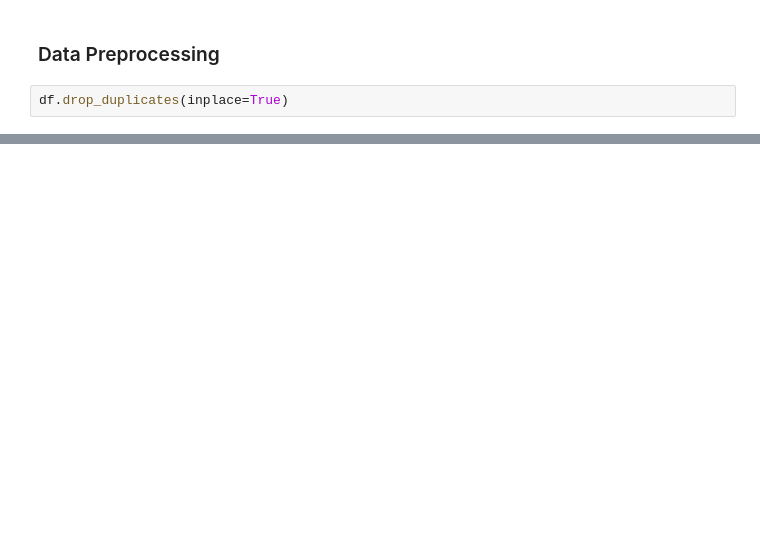
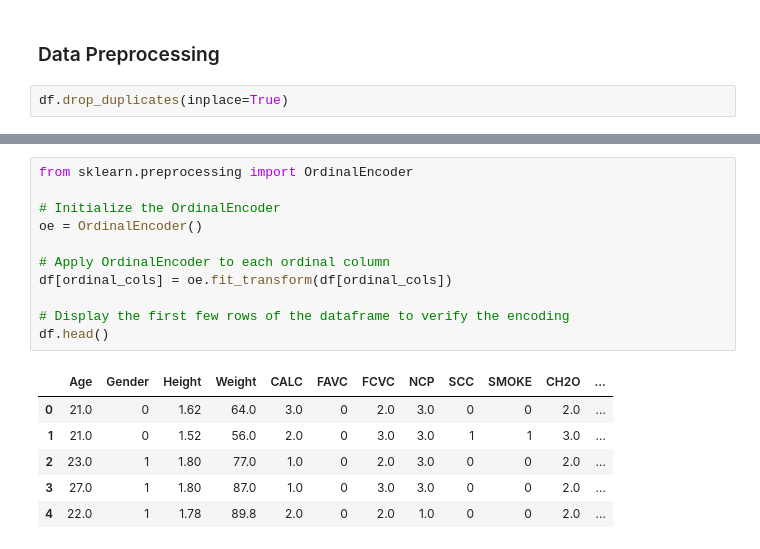
Before and after one commit to Ndraaa15/Final-Project-Neural-Network, a Jupyter notebook: analysis.ipynb, the cells around one changed output, grey strips where cells are left out. Drawn from its saved outputs; the diff is of its cells as text; blank space fills up the shorter version.

```diff
--- a/learning_vector_quantization.ipynb
+++ b/analysis.ipynb
@@ -165,0 +213,18 @@ df.drop_duplicates(inplace=True)
+# %%
+from sklearn.preprocessing import OrdinalEncoder
+
+# Initialize the OrdinalEncoder
+oe = OrdinalEncoder()
+
+# Apply OrdinalEncoder to each ordinal column
+df[ordinal_cols] = oe.fit_transform(df[ordinal_cols])
+
+# Display the first few rows of the dataframe to verify the encoding
+df.head()
+# %% [output]
+|  | Age | Gender | Height | Weight | CALC | FAVC | FCVC | NCP | SCC | SMOKE | CH2O | ... |
+| 0 | 21.0 | 0 | 1.62 | 64.0 | 3.0 | 0 | 2.0 | 3.0 | 0 | 0 | 2.0 | ... |
+| 1 | 21.0 | 0 | 1.52 | 56.0 | 2.0 | 0 | 3.0 | 3.0 | 1 | 1 | 3.0 | ... |
+| 2 | 23.0 | 1 | 1.80 | 77.0 | 1.0 | 0 | 2.0 | 3.0 | 0 | 0 | 2.0 | ... |
+| 3 | 27.0 | 1 | 1.80 | 87.0 | 1.0 | 0 | 3.0 | 3.0 | 0 | 0 | 2.0 | ... |
+| 4 | 22.0 | 1 | 1.78 | 89.8 | 2.0 | 0 | 2.0 | 1.0 | 0 | 0 | 2.0 | ... |
```
Also changed, not shown: parts of 12 cells of this notebook, 3 other files.
